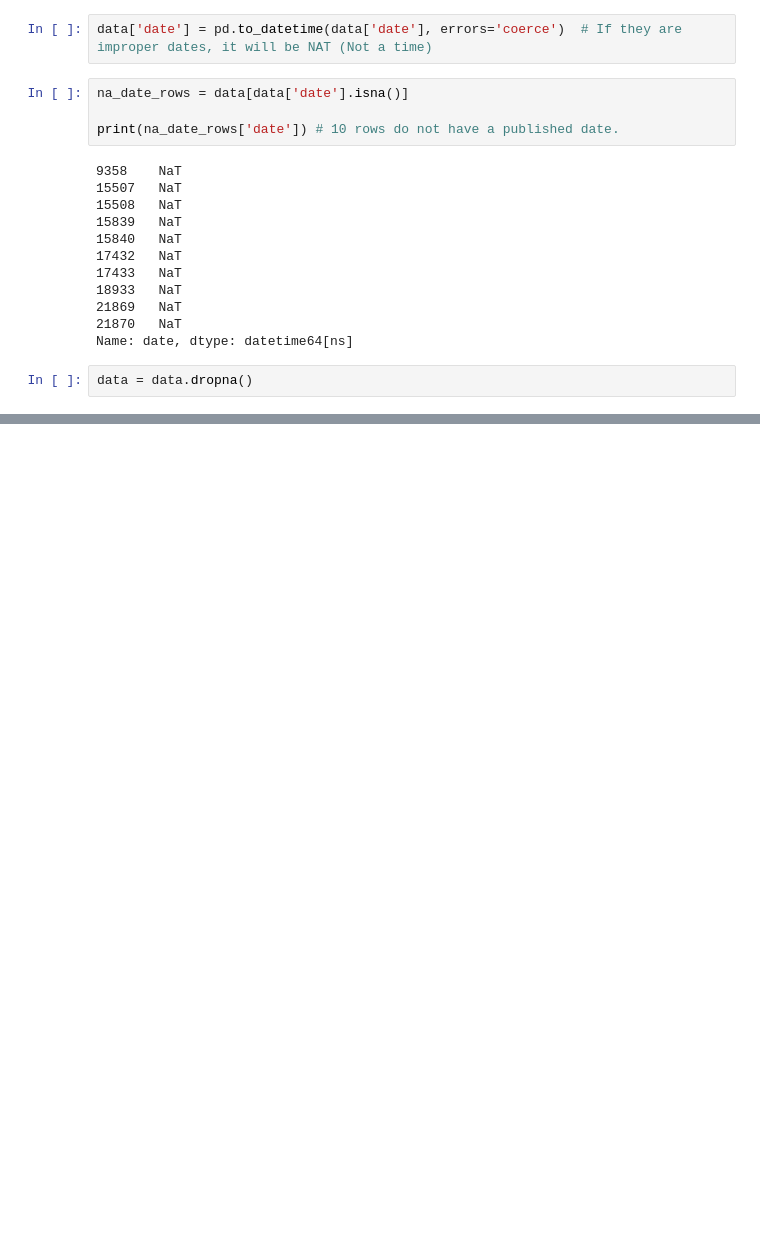
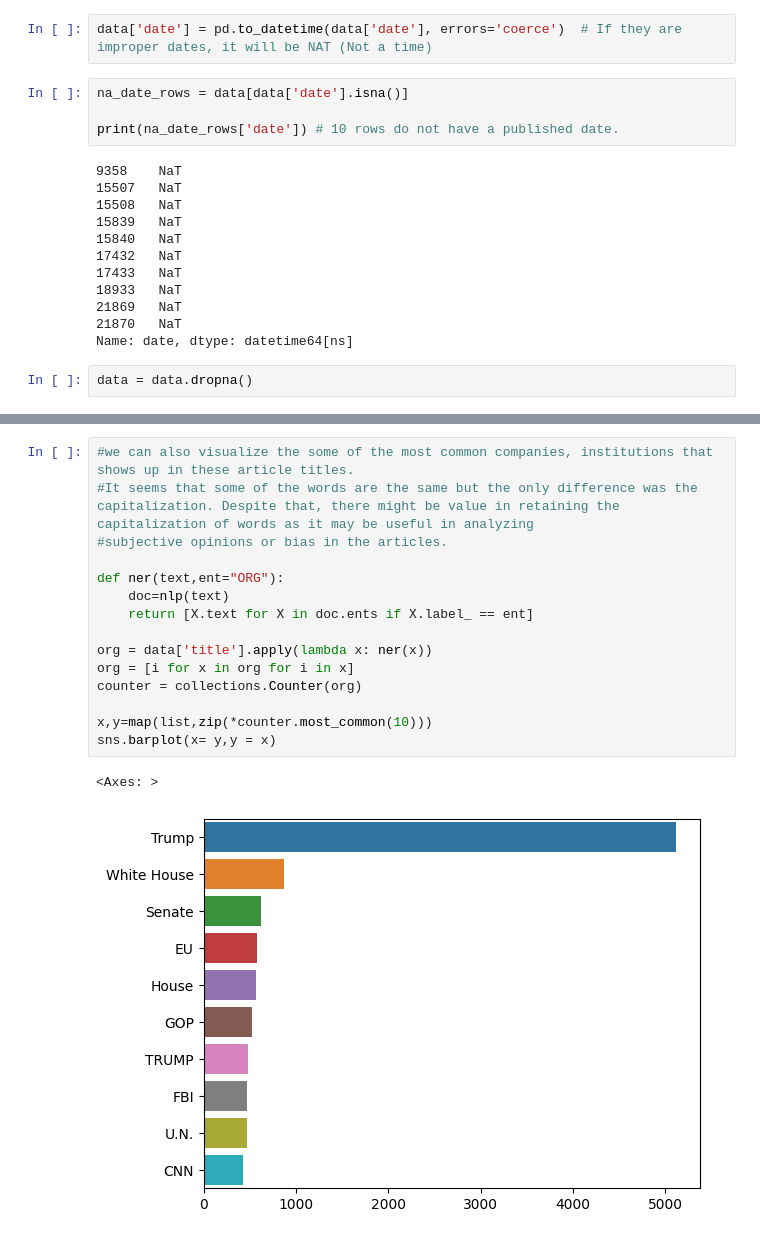
Before and after one commit to brandonyhr98/BT4222-Group-Project, a Jupyter notebook: EDA.ipynb, the cells around one changed output, grey strips where cells are left out. Cells and saved outputs as stored; diff of their text form; blank space fills up the shorter version.

```diff
--- a/EDA.ipynb
+++ b/EDA.ipynb
@@ -79,0 +101,18 @@ plt.show()
+# %%
+#we can also visualize the some of the most common companies, institutions that shows up in these article titles.
+#It seems that some of the words are the same but the only difference was the capitalization. Despite that, there might be value in retaining the capitalization of words as it may be useful in analyzing
+#subjective opinions or bias in the articles.
+
+def ner(text,ent="ORG"):
+    doc=nlp(text)
+    return [X.text for X in doc.ents if X.label_ == ent]
+
+org = data['title'].apply(lambda x: ner(x))
+org = [i for x in org for i in x]
+counter = collections.Counter(org)
+
+x,y=map(list,zip(*counter.most_common(10)))
+sns.barplot(x= y,y = x)
+# %% [output]
+<Axes: >
+[figure, added]
```
Also changed, not shown: parts of 5 cells of this notebook.
